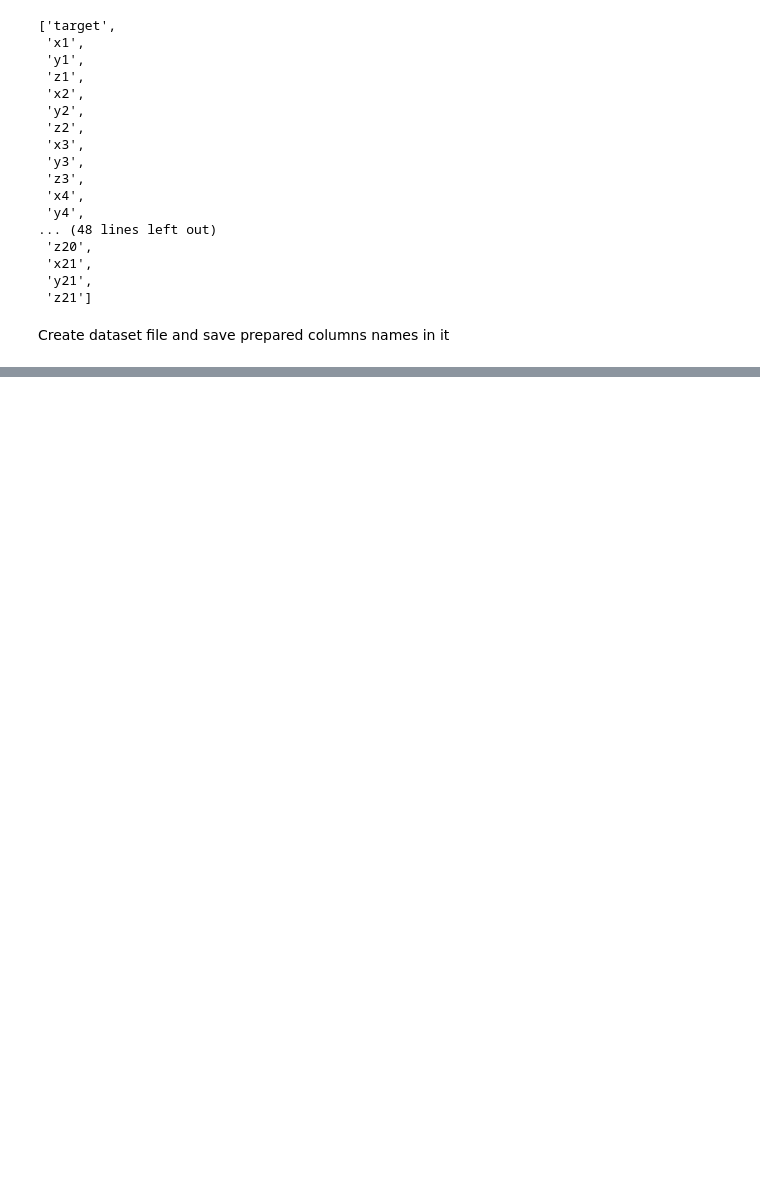
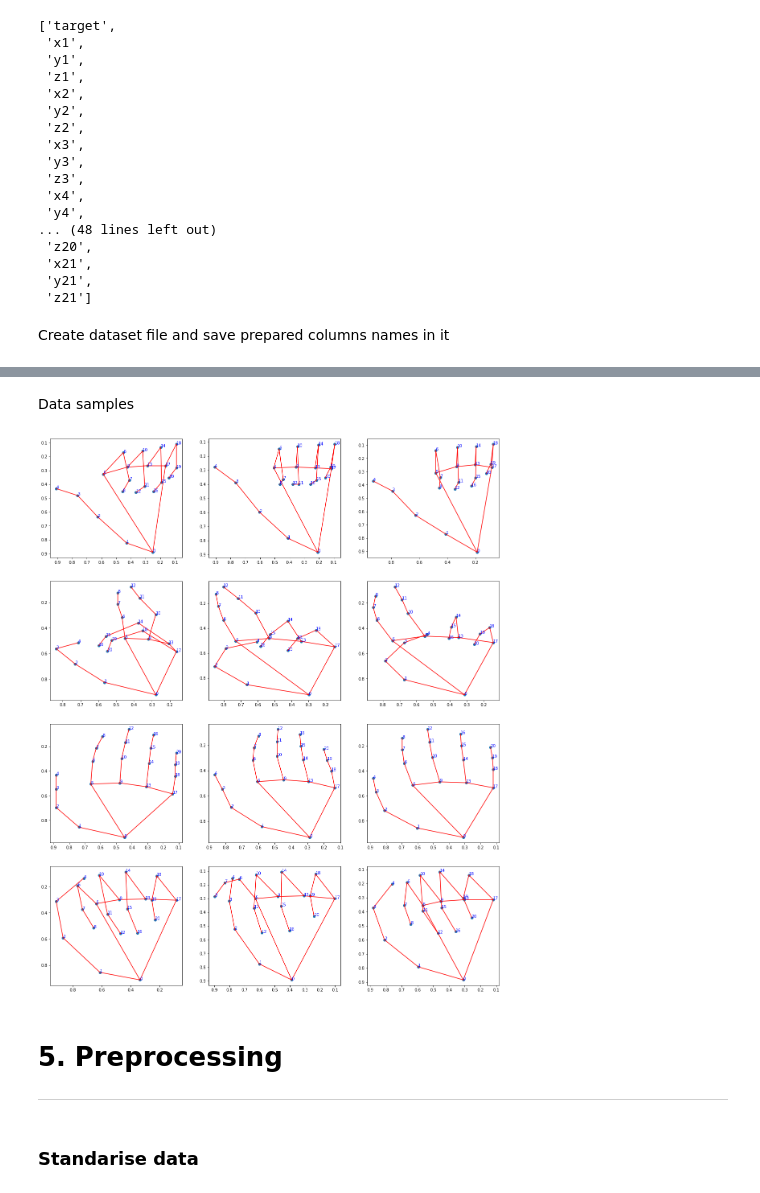
Before and after one commit to JanSzewczyk/hands-control-system, a Jupyter notebook: hands-gesture-classifier.ipynb, the cells around one changed output, grey strips where cells are left out. Drawn from its saved outputs; the diff is of its cells as text; code cells hidden in the pictures; blank space fills up the shorter version.

```diff
--- a/hands-gesture-classifier.ipynb
+++ b/hands-gesture-classifier.ipynb
@@ -321,0 +330,21 @@ Name: target, Length: 930, dtype: int64
+# %% [markdown]
+Data samples
+# %%
+samples = df.loc[df.target == gesture_types[0]].sample(3).values.tolist()
+
+for i in range(1, len(gesture_types)):
+    samples = np.concatenate((samples, np.array(df.loc[df.target == gesture_types[i]].sample(3).values.tolist())))
+
+plt.figure(figsize=(20, 25))
+for i, sample in enumerate(samples):
+    plt.subplot(4, 3, i+1)
+    gesture_index = int(sample.item(0))
+    sample_landmarks = np.delete(sample, 0)
+    sample_landmarks = np.split(sample_landmarks, len(sample_landmarks) / 3)
+
+    draw_hand_gesture(sample_landmarks)
+# %% [output]
+[figure, added]
+# %% [markdown]
+# 5. Preprocessing
+---
@@ -321,0 +356,2 @@ Name: target, Length: 930, dtype: int64
+# %% [markdown]
+### Standarise data
```
Also changed, not shown: parts of 98 cells of this notebook, 2 other files.
